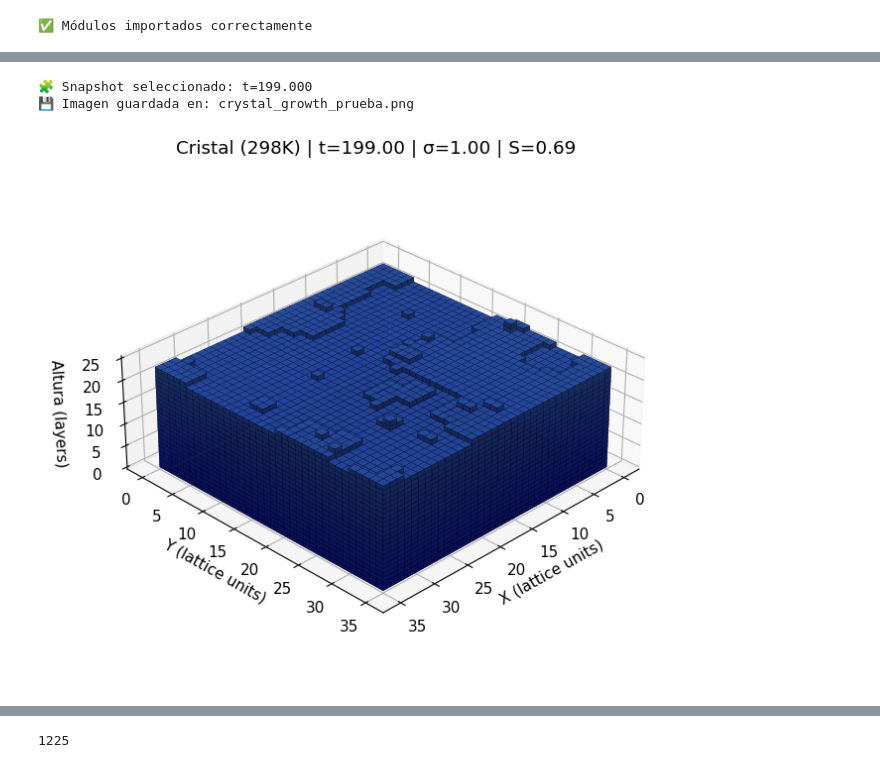
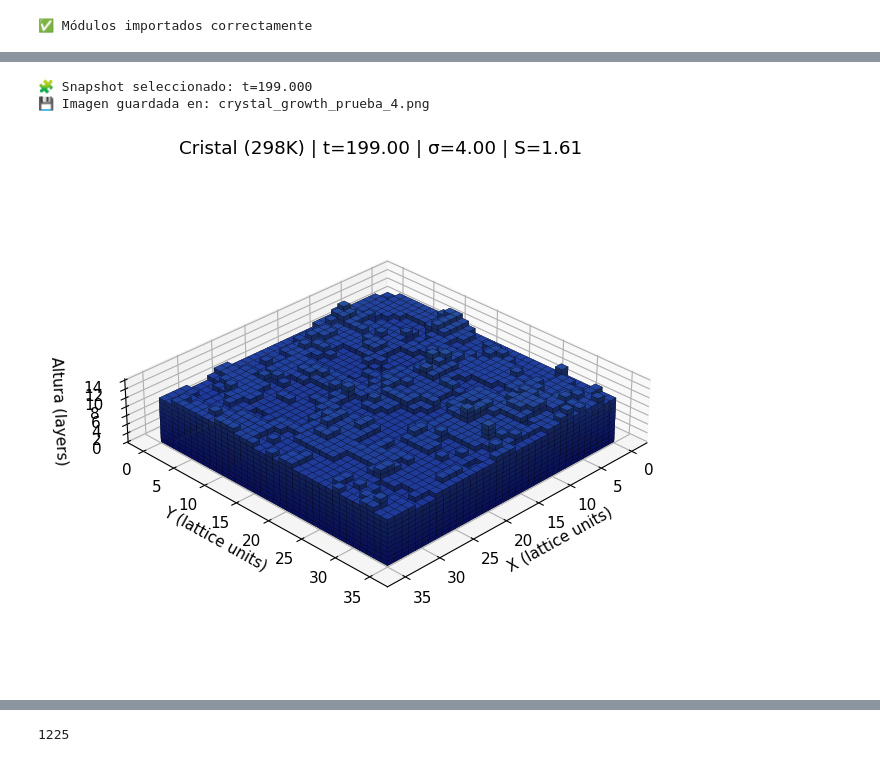
Before and after one commit to SebastGg99/MalariaProject, a Jupyter notebook: notebooks/paper_kMC_v2.ipynb, the cells around one changed output, grey strips where cells are left out. Drawn from its saved outputs; the diff is of its cells as text; code cells hidden in the pictures.

```diff
--- a/notebooks/paper_kMC_v2.ipynb
+++ b/notebooks/paper_kMC_v2.ipynb
@@ -262,7 +252,7 @@ phi_over_kT= 1.3792478012079329, #3.76,
 delta=2,
 V=1,
 C_eq=15.0,
-fixed_sigma=1,   # usa un valor como 3.0 si quieres sigma estático
+fixed_sigma=4,   # usa un valor como 3.0 si quieres sigma estático
 S_floor=-5.0,
 S_ceil=9.0,
 )
@@ -272,7 +262,7 @@ kmc = KMC_BKL_v2(
     params=params,
     N_bulk0=2000,
     rng_seed=123,
-    time_scale=80,
+    time_scale=100,
     n_seeds=1224,
     constant_concentration=True,  # batch dinámico
 )
@@ -281,15 +271,15 @@ snaps, stats = kmc.run(t_end=times[-1], snapshot_times=times)
 # %%
 plotter = Plotter_v2(kmc)
 plotter.plot_crystal_3d(
     mode="voxel",
     snapshots=snaps,
     t_snapshot=times[len(times)-1],
-    save_path="crystal_growth_prueba.png",
+    save_path="crystal_growth_prueba_4.png",
 )
 # %% [output]
 🧩 Snapshot seleccionado: t=199.000
-💾 Imagen guardada en: crystal_growth_prueba.png
+💾 Imagen guardada en: crystal_growth_prueba_4.png
-[figure, old version]
+[figure, new version]
 # %%
 plotter.crystal_growth_gif(
     snapshots=snaps,
```
Also changed, not shown: parts of 12 cells of this notebook, 2 other files.
